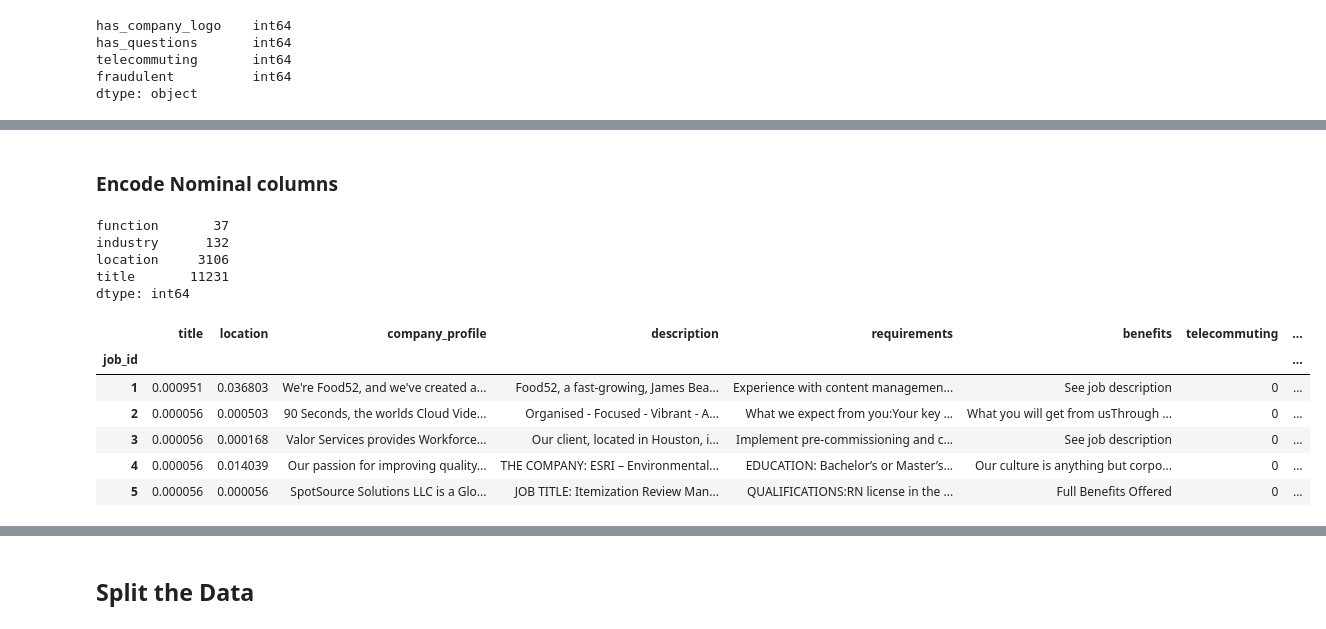
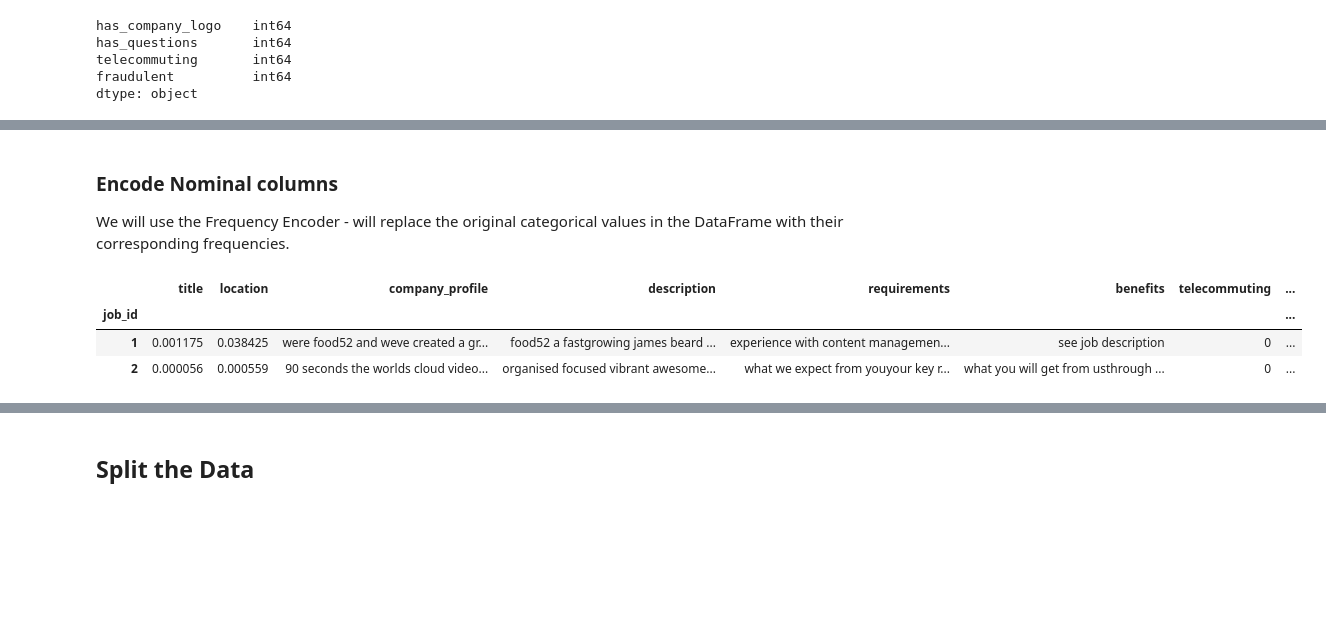
Before and after one commit to geekcourses/RealFakeJobPostingPrediction_Mitko, a Jupyter notebook: src/data_preprocessing.ipynb, the cells around one changed output, grey strips where cells are left out. Drawn from its saved outputs; the diff is of its cells as text; code cells hidden in the pictures; blank space fills up the shorter version.

```diff
--- a/src/data_preprocessing.ipynb
+++ b/src/data_preprocessing.ipynb
@@ -411,0 +430,4 @@ text_columns = [
+# %%
+# Apply the clean_text function to all text and categorical columns
+for column in text_columns+nominal_columns+ordinal_columns:
+    df[column] = df[column].apply(clean_text)
@@ -429,16 +508,10 @@ dtype: object
 # %%
 ordinal_encoder = OrdinalEncoder()
 df[ordinal_columns] = ordinal_encoder.fit_transform(df[ordinal_columns])
-# %% [markdown]
-### Encode Nominal columns
-# %%
-df[nominal_columns].nunique()
-# %% [output]
-function       37
-industry      132
-location     3106
-title       11231
-dtype: int64
+# %% [markdown]
+### Encode Nominal columns
+
+We will use the Frequency Encoder - will replace the original categorical values in the DataFrame with their corresponding frequencies.
 # %%
 def frequency_encode(df, nominal_columns):
     for column in nominal_columns:
@@ -450,12 +523,9 @@ def frequency_encode(df, nominal_columns):
 
 df = frequency_encode(df, nominal_columns)
 # %%
-df.head()
+df.head(2)
 # %% [output]
 |  | title | location | company_profile | description | requirements | benefits | telecommuting | ... |
 | job_id |  |  |  |  |  |  |  | ... |
-| 1 | 0.000951 | 0.036803 | We're Food52, and we've created a... | Food52, a fast-growing, James Bea... | Experience with content managemen... | See job description | 0 | ... |
-| 2 | 0.000056 | 0.000503 | 90 Seconds, the worlds Cloud Vide... | Organised - Focused - Vibrant - A... | What we expect from you:Your key ... | What you will get from usThrough ... | 0 | ... |
-| 3 | 0.000056 | 0.000168 | Valor Services provides Workforce... | Our client, located in Houston, i... | Implement pre-commissioning and c... | See job description | 0 | ... |
-| 4 | 0.000056 | 0.014039 | Our passion for improving quality... | THE COMPANY: ESRI – Environmental... | EDUCATION: Bachelor’s or Master’s... | Our culture is anything but corpo... | 0 | ... |
-| 5 | 0.000056 | 0.000056 | SpotSource Solutions LLC is a Glo... | JOB TITLE: Itemization Review Man... | QUALIFICATIONS:RN license in the ... | Full Benefits Offered | 0 | ... |
+| 1 | 0.001175 | 0.038425 | were food52 and weve created a gr... | food52 a fastgrowing james beard ... | experience with content managemen... | see job description | 0 | ... |
+| 2 | 0.000056 | 0.000559 | 90 seconds the worlds cloud video... | organised focused vibrant awesome... | what we expect from youyour key r... | what you will get from usthrough ... | 0 | ... |
```
Also changed, not shown: parts of 33 cells of this notebook, 1 other file.
